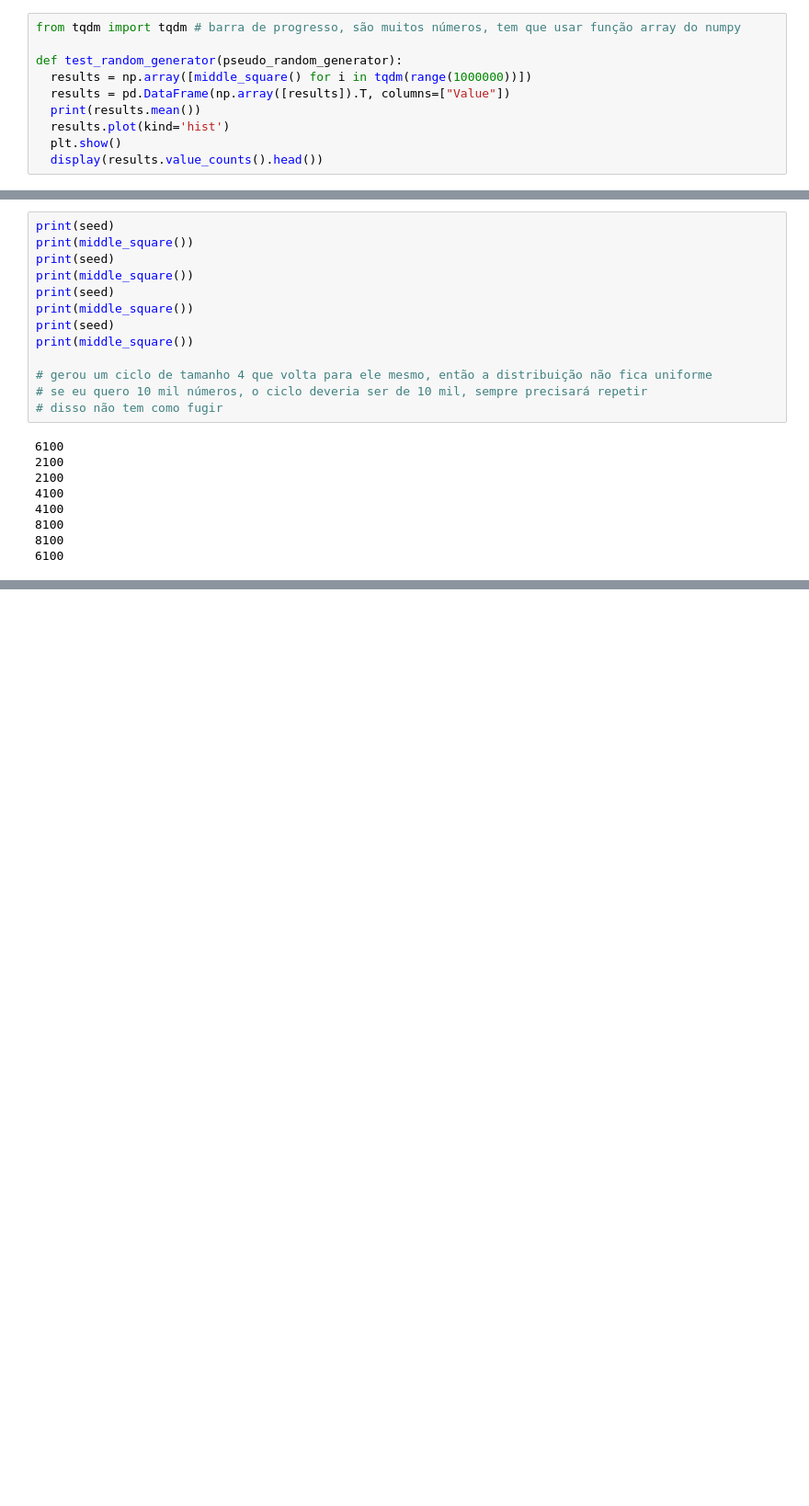
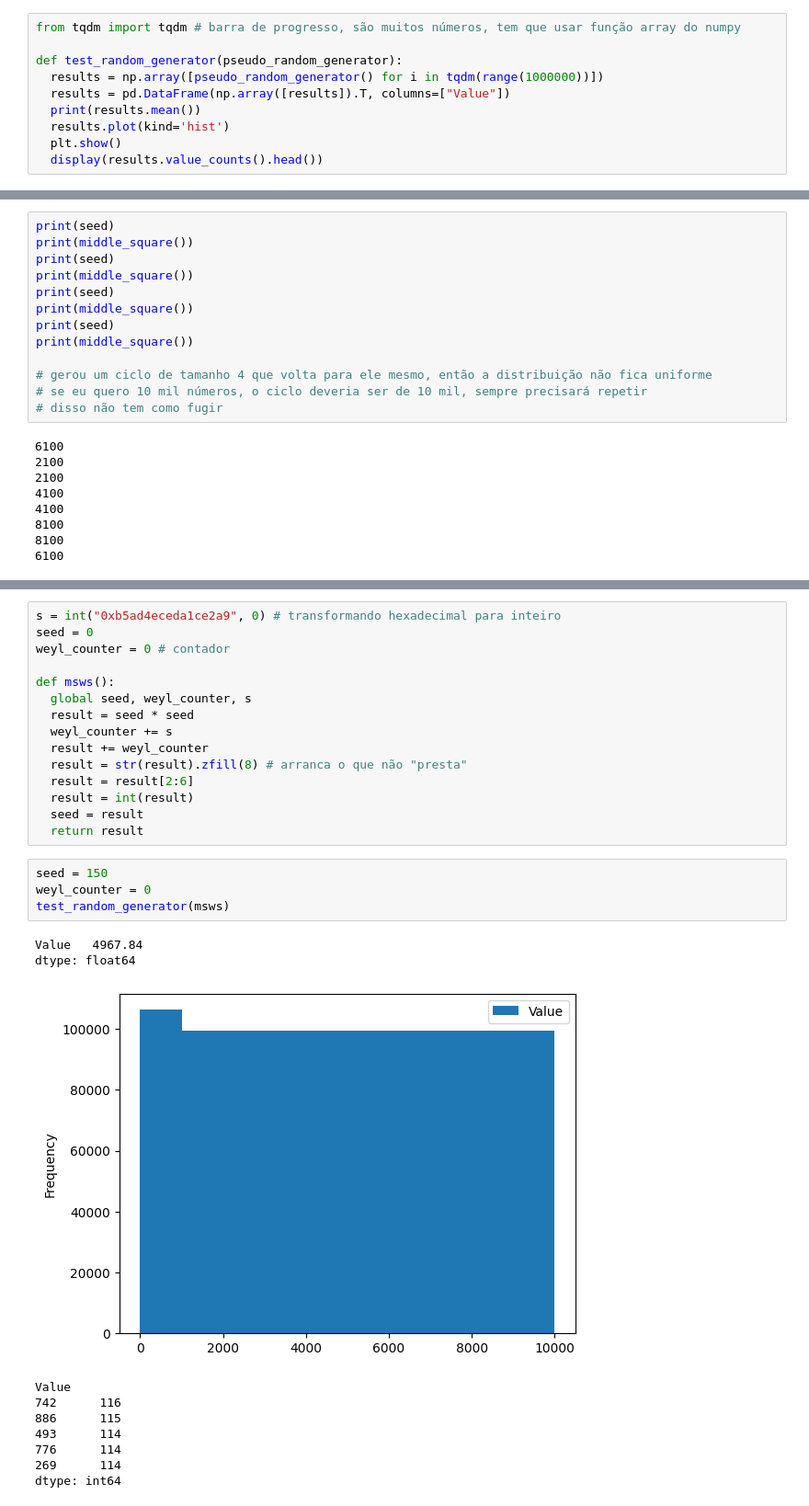
Before and after one commit to marialuisamartins/PosGrad_Data_Analytics_FIAP, a Jupyter notebook: AnaliseExploratoriaDeDados.ipynb, the cells around one changed output, grey strips where cells are left out. Shown at 92% size. Cells and saved outputs as stored; diff of their text form; blank space fills up the shorter version.

```diff
--- a/AnaliseExploratoriaDeDados.ipynb
+++ b/AnaliseExploratoriaDeDados.ipynb
@@ -592,7 +719,7 @@ print(middle_square())
 from tqdm import tqdm # barra de progresso, são muitos números, tem que usar função array do numpy
 
 def test_random_generator(pseudo_random_generator):
-  results = np.array([middle_square() for i in tqdm(range(1000000))])
+  results = np.array([pseudo_random_generator() for i in tqdm(range(1000000))])
   results = pd.DataFrame(np.array([results]).T, columns=["Value"])
   print(results.mean())
   results.plot(kind='hist')
@@ -641,0 +890,30 @@ print(middle_square())
+# %%
+s = int("0xb5ad4eceda1ce2a9", 0) # transformando hexadecimal para inteiro
+seed = 0
+weyl_counter = 0 # contador
+
+def msws():
+  global seed, weyl_counter, s
+  result = seed * seed
+  weyl_counter += s
+  result += weyl_counter
+  result = str(result).zfill(8) # arranca o que não "presta"
+  result = result[2:6]
+  result = int(result)
+  seed = result
+  return result
+# %%
+seed = 150
+weyl_counter = 0
+test_random_generator(msws)
+# %% [output]
+Value   4967.84
+dtype: float64
+[figure, added]
+Value
+742      116
+886      115
+493      114
+776      114
+269      114
+dtype: int64
```
Also changed, not shown: parts of 28 cells of this notebook.
